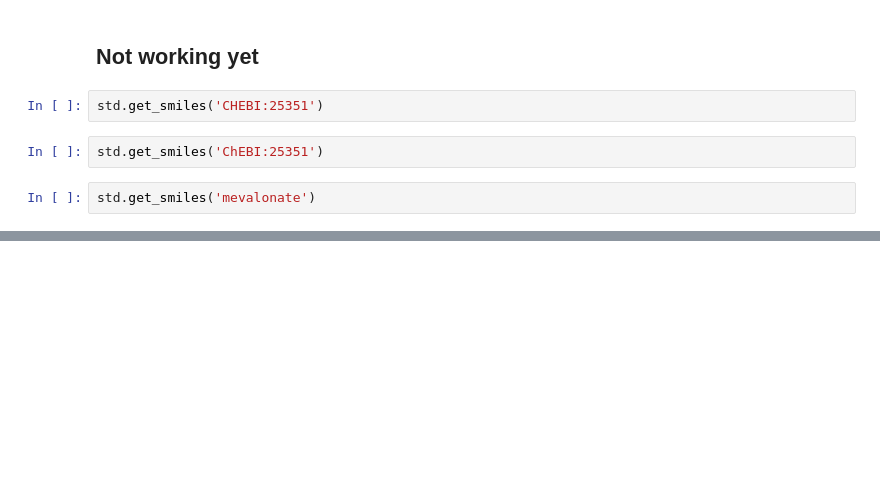
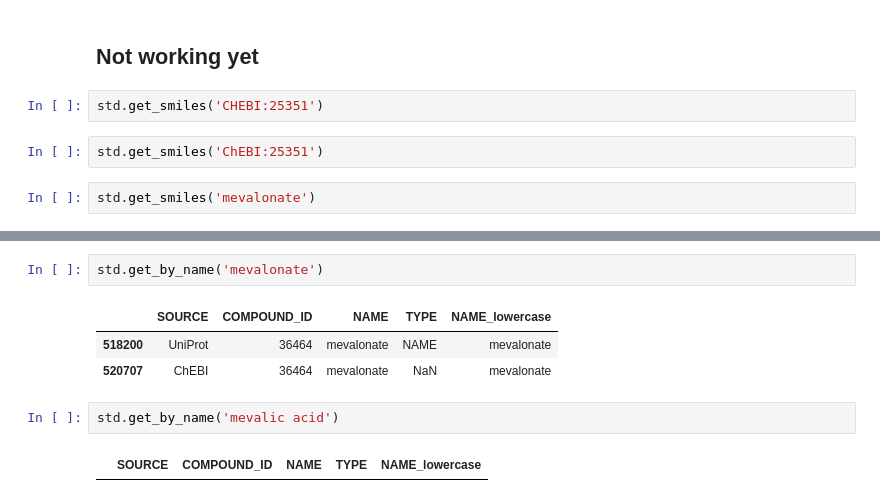
Before and after one commit to sorenwacker/chebi-tools, a Jupyter notebook: notebooks/ChEBIStandardizer.ipynb, the cells around one changed output, grey strips where cells are left out. Drawn from its saved outputs; the diff is of its cells as text; blank space fills up the shorter version.

```diff
--- a/notebooks/ChEBIStandardizer.ipynb
+++ b/notebooks/ChEBIStandardizer.ipynb
@@ -134,0 +211,10 @@ std.get_smiles('mevalonate')
+# %%
+std.get_by_name('mevalonate')
+# %% [output]
+|  | SOURCE | COMPOUND_ID | NAME | TYPE | NAME_lowercase |
+| 518200 | UniProt | 36464 | mevalonate | NAME | mevalonate |
+| 520707 | ChEBI | 36464 | mevalonate | NaN | mevalonate |
+# %%
+std.get_by_name('mevalic acid')
+# %% [output]
+|  | SOURCE | COMPOUND_ID | NAME | TYPE | NAME_lowercase |
```
Also changed, not shown: parts of 16 cells of this notebook, 6 other files.
